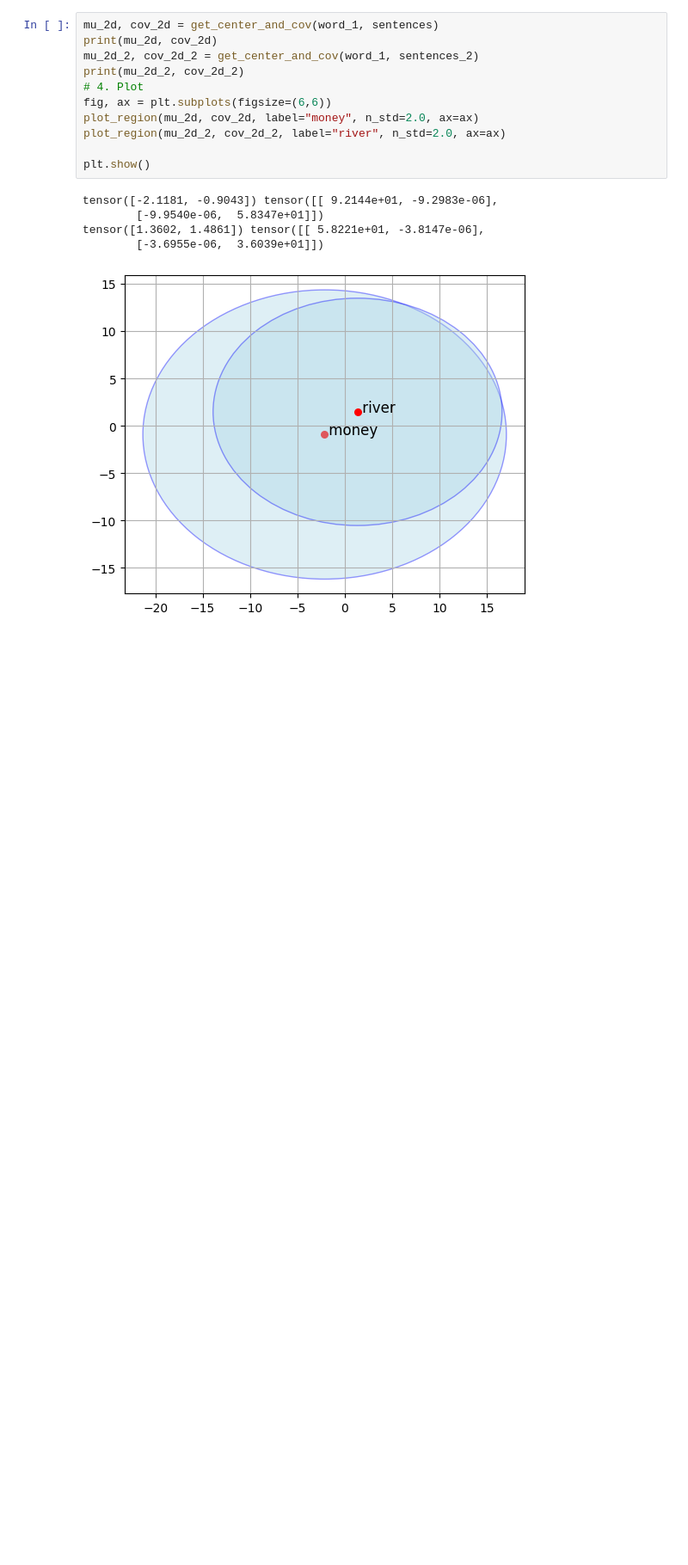
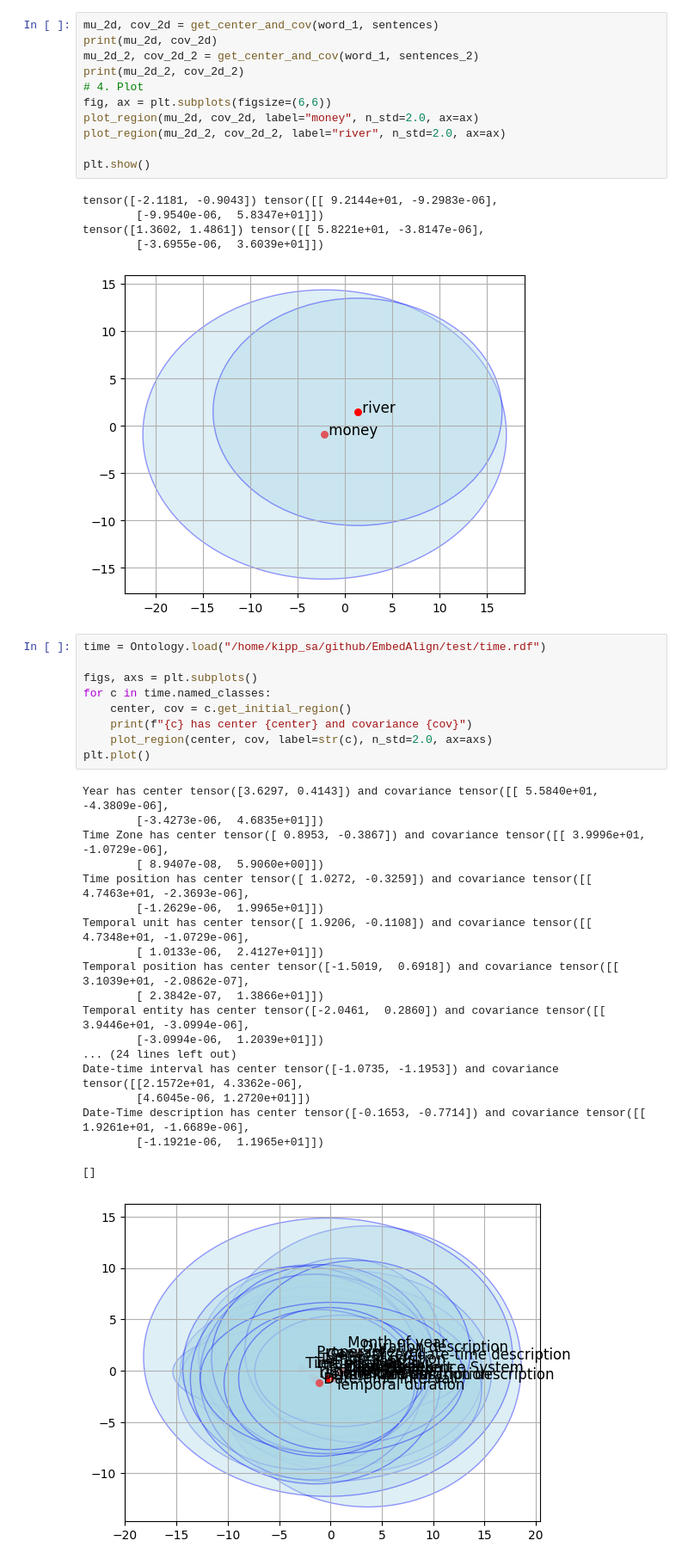
Before and after one commit to SamirKipper/Ontopo, a Jupyter notebook: src/test.ipynb, the cells around one changed output. Shown at 86% size. Drawn from its saved outputs; the diff is of its cells as text; blank space fills up the shorter version.

Commit message:
got all classes of time ontology to give proper label

```diff
--- a/src/test.ipynb
+++ b/src/test.ipynb
@@ -141,3 +141,32 @@ tensor([-2.1181, -0.9043]) tensor([[ 9.2144e+01, -9.2983e-06],
 tensor([1.3602, 1.4861]) tensor([[ 5.8221e+01, -3.8147e-06],
         [-3.6955e-06,  3.6039e+01]])
 [figure]
+# %%
+time = Ontology.load("/home/kipp_sa/github/EmbedAlign/test/time.rdf")
+
+figs, axs = plt.subplots()
+for c in time.named_classes:
+    center, cov = c.get_initial_region()
+    print(f"{c} has center {center} and covariance {cov}")
+    plot_region(center, cov, label=str(c), n_std=2.0, ax=axs)
+plt.plot()
+# %% [output]
+Year has center tensor([3.6297, 0.4143]) and covariance tensor([[ 5.5840e+01, -4.3809e-06],
+        [-3.4273e-06,  4.6835e+01]])
+Time Zone has center tensor([ 0.8953, -0.3867]) and covariance tensor([[ 3.9996e+01, -1.0729e-06],
+        [ 8.9407e-08,  5.9060e+00]])
+Time position has center tensor([ 1.0272, -0.3259]) and covariance tensor([[ 4.7463e+01, -2.3693e-06],
+        [-1.2629e-06,  1.9965e+01]])
+Temporal unit has center tensor([ 1.9206, -0.1108]) and covariance tensor([[ 4.7348e+01, -1.0729e-06],
+        [ 1.0133e-06,  2.4127e+01]])
+Temporal position has center tensor([-1.5019,  0.6918]) and covariance tensor([[ 3.1039e+01, -2.0862e-07],
+        [ 2.3842e-07,  1.3866e+01]])
+Temporal entity has center tensor([-2.0461,  0.2860]) and covariance tensor([[ 3.9446e+01, -3.0994e-06],
+        [-3.0994e-06,  1.2039e+01]])
+... (24 lines left out)
+Date-time interval has center tensor([-1.0735, -1.1953]) and covariance tensor([[2.1572e+01, 4.3362e-06],
+        [4.6045e-06, 1.2720e+01]])
+Date-Time description has center tensor([-0.1653, -0.7714]) and covariance tensor([[ 1.9261e+01, -1.6689e-06],
+        [-1.1921e-06,  1.1965e+01]])
+[]
+[figure, added]
```
Also changed, not shown: parts of 1 cell of this notebook, 1 other file.
